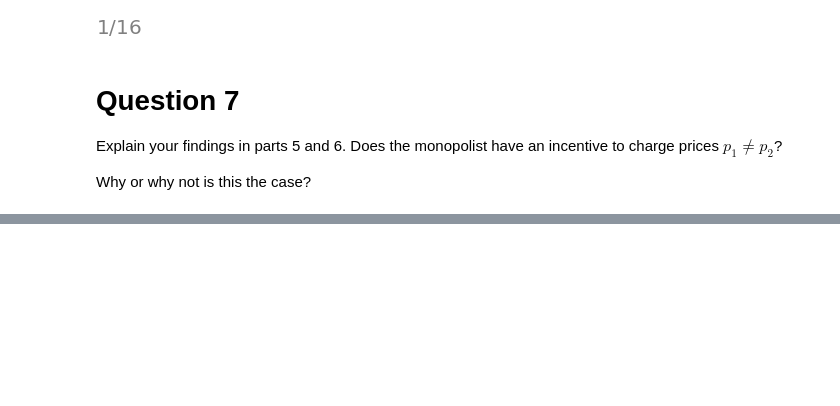
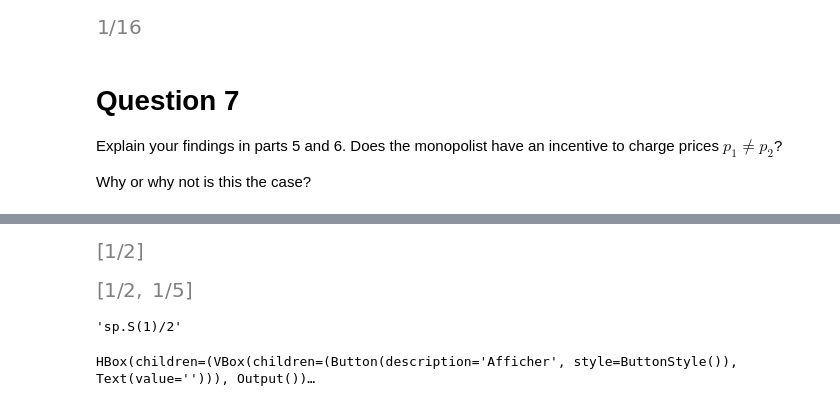
Before and after one commit to MECEN-TOURS/SI-2020-2021, a Jupyter notebook: exercice_introductif/Seance03-Fin.ipynb, the cells around one changed output, grey strips where cells are left out. Drawn from its saved outputs; the diff is of its cells as text; code cells hidden in the pictures; blank space fills up the shorter version.

```diff
--- a/exercice_introductif/Seance03-Fin.ipynb
+++ b/exercice_introductif/Seance03-Fin.ipynb
@@ -779,0 +561,41 @@ figure.savefig("demande.png", dpi=150)
+# %%
+def validation_input(chaine):
+    motif = re.compile(r"S")
+    return eval("[" + motif.sub("sp.S", chaine) + "]", globals())
+# %%
+validation_input("S(1)/2") # [sp.S(1) / 2]
+# %% [output]
+[figure, added]
+# %%
+validation_input("S(1)/2, S(1) / 5") # [sp.S(1) / 2]
+# %% [output]
+[figure, added]
+# %%
+motif.sub("sp.S", "S(1)/2")
+# %% [output]
+'sp.S(1)/2'
+# %%
+zone_affichage = ipw.Output()
+bouton = ipw.Button(description="Afficher")
+entree = ipw.Text()
+total = ipw.HBox([ipw.VBox([bouton, entree]), zone_affichage])
+display(total)
+
+
+
+def ma_fonction(*args):
+    zone_affichage.clear_output()
+    liste_valeurs = validation_input(entree.value)
+    nouvelle_figure = affichage.affichage_7(
+        reponse=reponse_5,
+        p1=p1,
+        p2=p2,
+        n2s=liste_valeurs
+    )
+    with zone_affichage:
+        display(nouvelle_figure)
+
+#entree.observe(ma_fonction, names="value")
+bouton.on_click(ma_fonction)
+# %% [output]
+HBox(children=(VBox(children=(Button(description='Afficher', style=ButtonStyle()), Text(value=''))), Output())…
```
Also changed, not shown: parts of 49 cells of this notebook.
